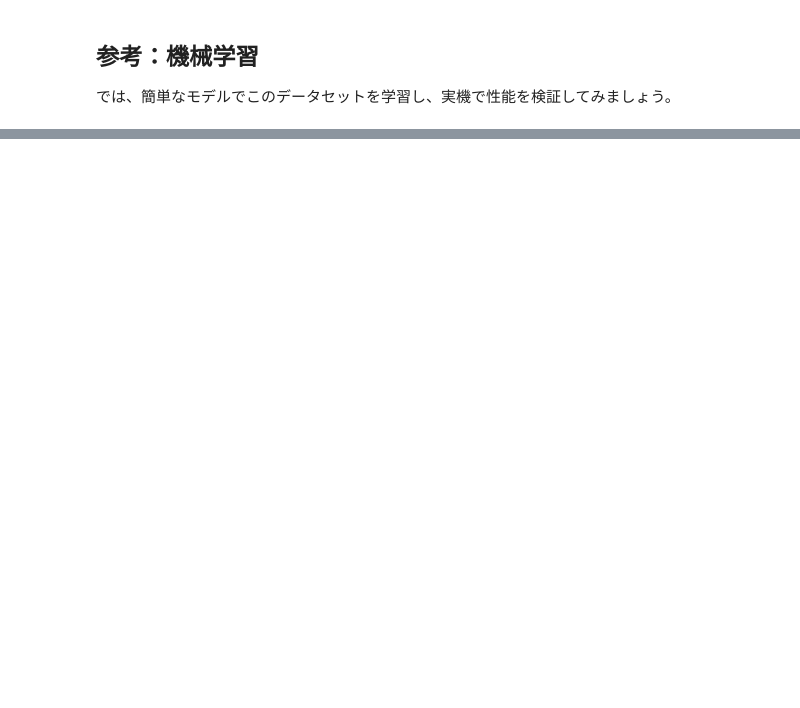
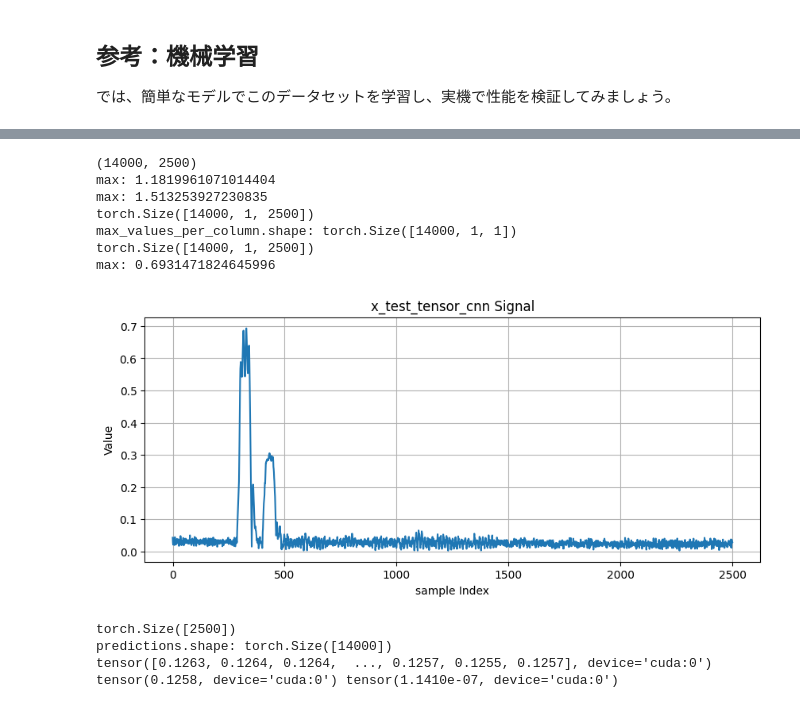
Before and after one commit to yymgc2003/psdata2matlab, a Jupyter notebook: main.ipynb, the cells around one changed output, grey strips where cells are left out. Saved outputs shown, nothing was run; the diff lists cells and outputs as text; code cells hidden in the pictures; blank space fills up the shorter version.

```diff
--- a/main.ipynb
+++ b/main.ipynb
@@ -722,0 +621,26 @@ tensor(0.0479, device='cuda:0') tensor(2.3590e-05, device='cuda:0')
+# %%
+import numpy as np
+import torch
+from scipy.signal import hilbert
+from src import mat2npz_exp,npz2png,hilbert_cuda,preprocess_and_predict
+path1 = "/home/smatsubara/documents/airlift/data/experiments/processed/P20241004-1600_processed.npz"
+path2 = "/home/smatsubara/documents/airlift/data/experiments/processed/P20241007-1112_processed.npz"
+path3 = "/home/smatsubara/documents/airlift/data/experiments/processed/P20241008-1047_processed.npz"
+path4 = "/home/smatsubara/documents/airlift/data/experiments/processed/P20241010-1427_processed.npz"
+output_folder_path = "/home/smatsubara/documents/sandbox/psdata2matlab/tmp"
+
+# 例: 使用例
+mean,var = preprocess_and_predict(path3, model)
+# %% [output]
+(14000, 2500)
+max: 1.1819961071014404
+max: 1.513253927230835
+torch.Size([14000, 1, 2500])
+max_values_per_column.shape: torch.Size([14000, 1, 1])
+torch.Size([14000, 1, 2500])
+max: 0.6931471824645996
+[figure, added]
+torch.Size([2500])
+predictions.shape: torch.Size([14000])
+tensor([0.1263, 0.1264, 0.1264,  ..., 0.1257, 0.1255, 0.1257], device='cuda:0')
+tensor(0.1258, device='cuda:0') tensor(1.1410e-07, device='cuda:0')
```
Also changed, not shown: parts of 17 cells of this notebook, 16 other files.
